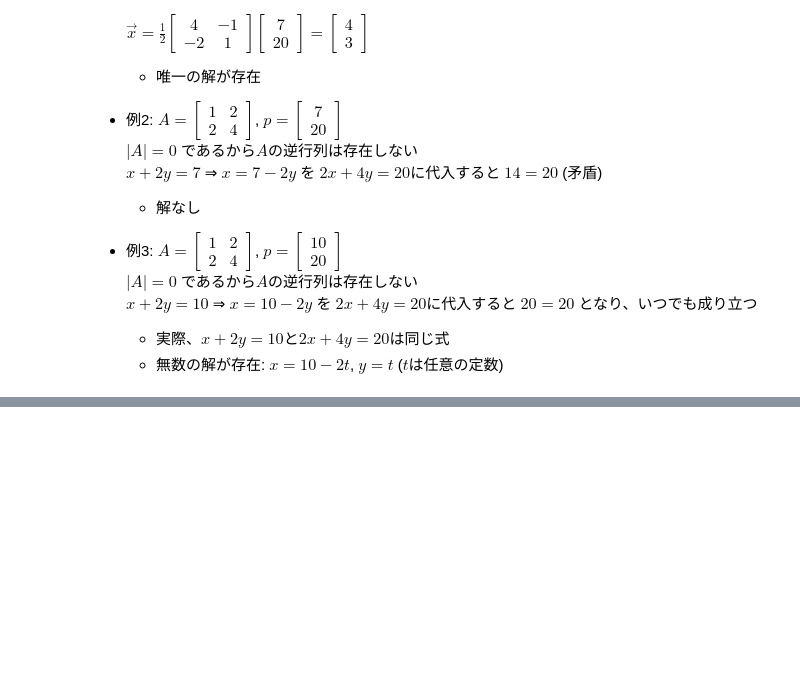
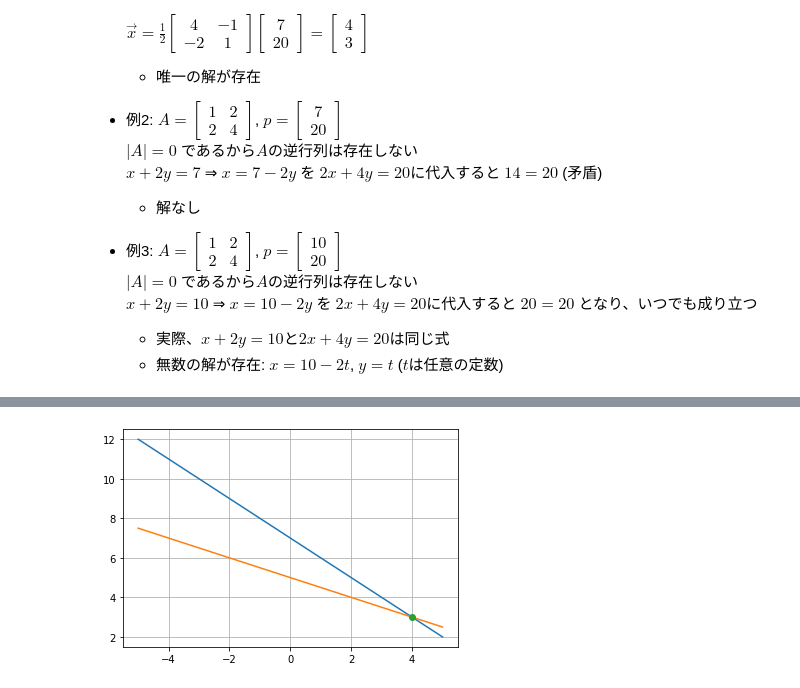
Before and after one commit to todo-group/math-examples, a Jupyter notebook: python/2-3_LinearEquations.ipynb, the cells around one changed output, grey strips where cells are left out. Cells and saved outputs as stored; diff of their text form; code cells hidden in the pictures; blank space fills up the shorter version.

```diff
--- a/python/2-3_LinearEquations.ipynb
+++ b/python/2-3_LinearEquations.ipynb
@@ -41,0 +47,8 @@ import matplotlib.pyplot as pyplot
+# %%
+x = numpy.linspace(-5,5);
+pyplot.plot(x, -x+7);
+pyplot.plot(x, -0.5*x+5);
+pyplot.plot([4], [3], "o");
+pyplot.grid(which="major");
+# %% [output]
+[figure, added]
```
Also changed, not shown: parts of 16 cells of this notebook, 2 other files.
